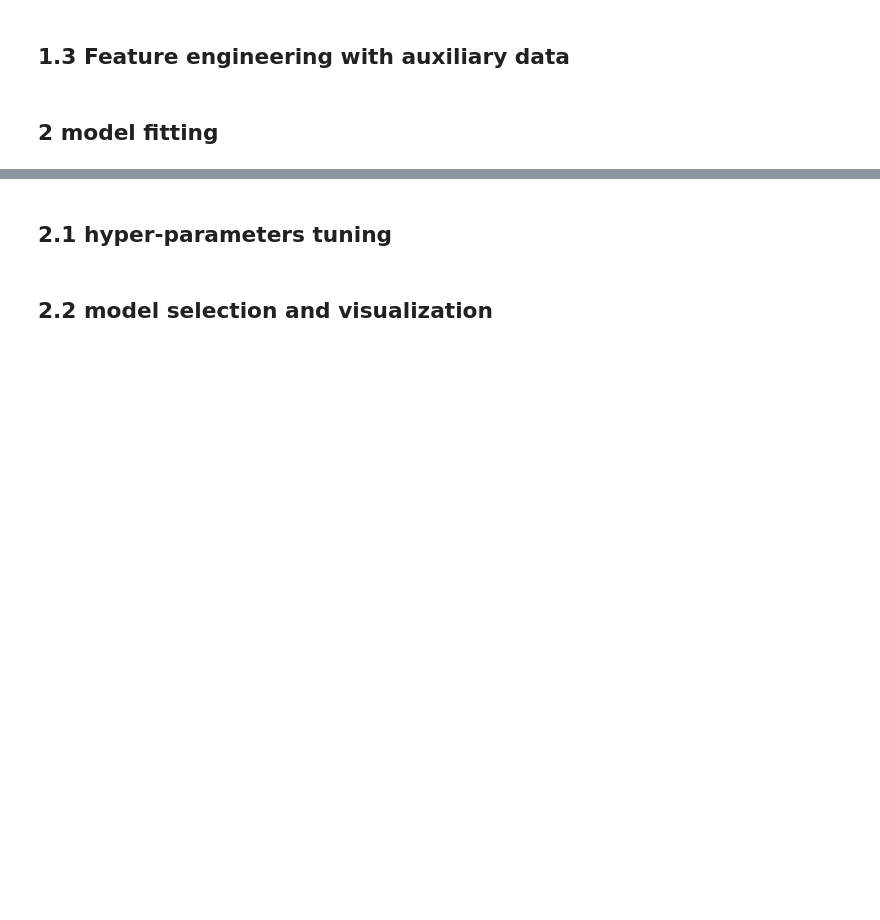
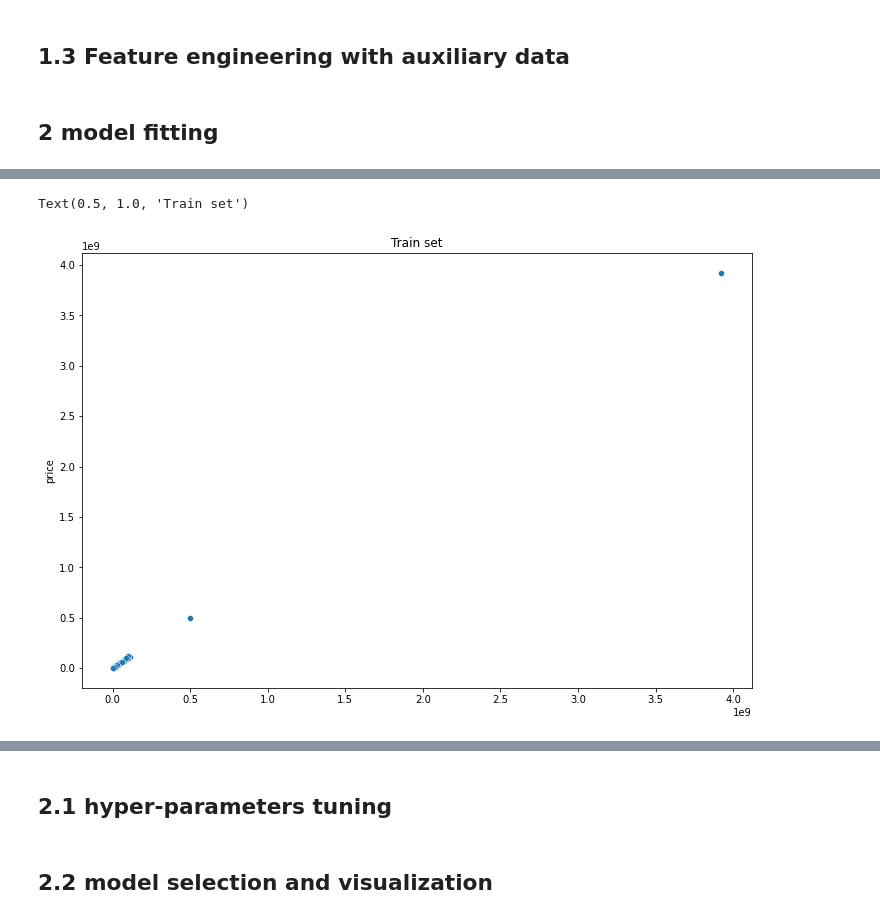
Before and after one commit to PigeonPhobia/no-bylan-regressor, a Jupyter notebook: Jiechen_EDA.ipynb, the cells around one changed output, grey strips where cells are left out. Saved outputs shown, nothing was run; the diff lists cells and outputs as text; code cells hidden in the pictures; blank space fills up the shorter version.

```diff
--- a/Jiechen_EDA.ipynb
+++ b/Jiechen_EDA.ipynb
@@ -313,0 +314,7 @@ Scaled RMSE of Linear Regression:
+# %%
+plt.figure(figsize=(12,8))
+sns.scatterplot(y_hat_train, y_train)
+plt.title('Train set')
+# %% [output]
+Text(0.5, 1.0, 'Train set')
+[figure, added]
```
Also changed, not shown: parts of 3 cells of this notebook.
